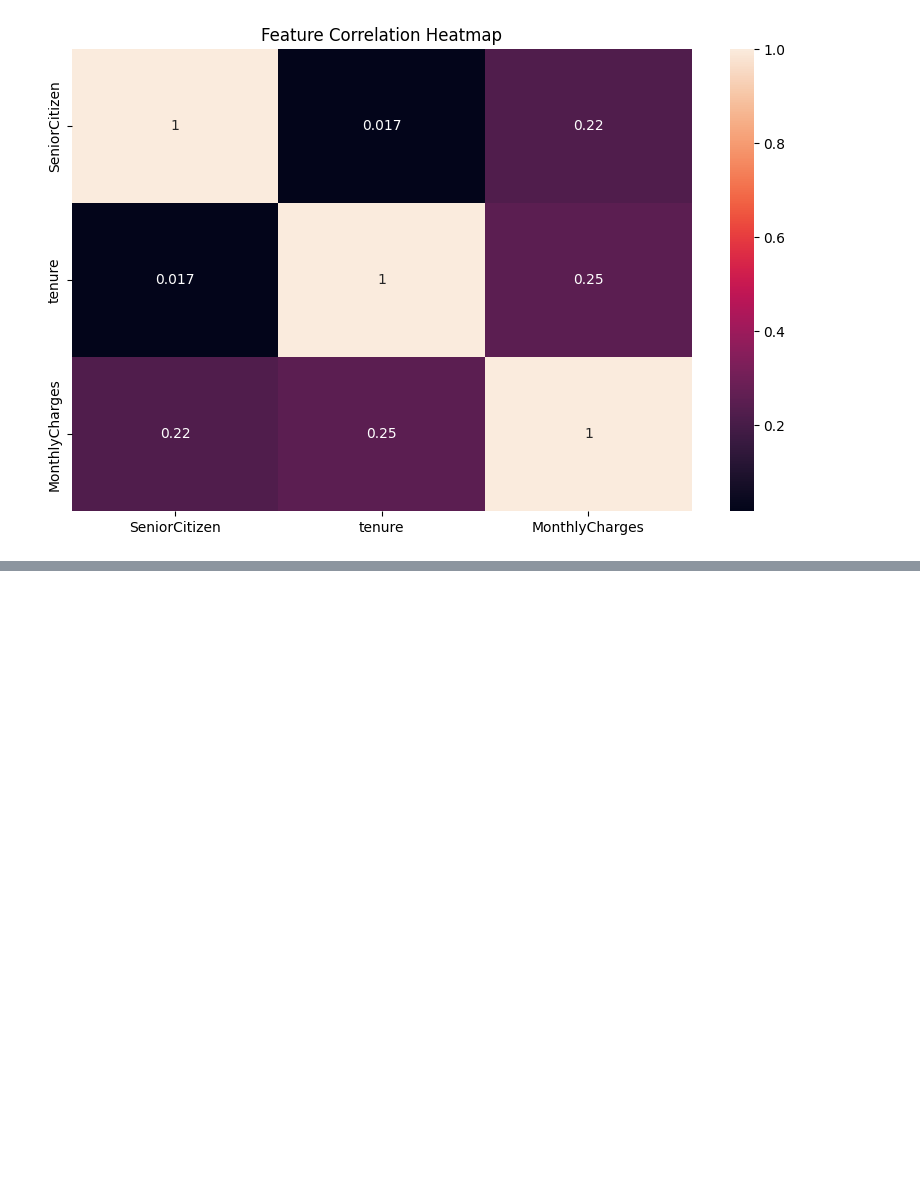
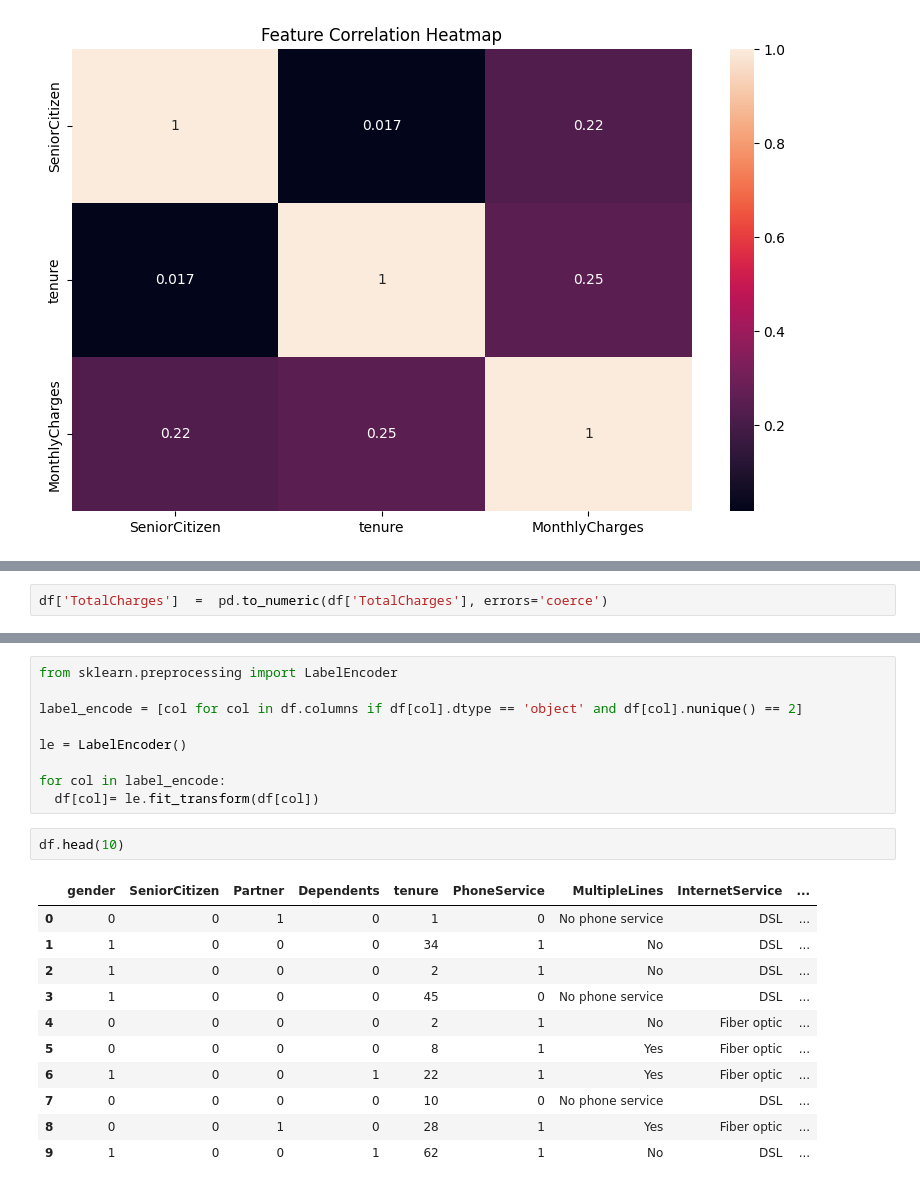
Before and after one commit to tosincarik/client_churn, a Jupyter notebook: notebooks/eda_client_churn.ipynb, the cells around one changed output, grey strips where cells are left out. Cells and saved outputs as stored; diff of their text form; blank space fills up the shorter version.

```diff
--- a/notebooks/eda_client_churn.ipynb
+++ b/notebooks/eda_client_churn.ipynb
@@ -122,0 +162,2 @@ plt.show()
+# %%
+df['TotalCharges']  =  pd.to_numeric(df['TotalCharges'], errors='coerce')
@@ -122,0 +185,23 @@ plt.show()
+# %%
+from sklearn.preprocessing import LabelEncoder
+
+label_encode = [col for col in df.columns if df[col].dtype == 'object' and df[col].nunique() == 2]
+
+le = LabelEncoder()
+
+for col in label_encode:
+  df[col]= le.fit_transform(df[col])
+# %%
+df.head(10)
+# %% [output]
+|  | gender | SeniorCitizen | Partner | Dependents | tenure | PhoneService | MultipleLines | InternetService | ... |
+| 0 | 0 | 0 | 1 | 0 | 1 | 0 | No phone service | DSL | ... |
+| 1 | 1 | 0 | 0 | 0 | 34 | 1 | No | DSL | ... |
+| 2 | 1 | 0 | 0 | 0 | 2 | 1 | No | DSL | ... |
+| 3 | 1 | 0 | 0 | 0 | 45 | 0 | No phone service | DSL | ... |
+| 4 | 0 | 0 | 0 | 0 | 2 | 1 | No | Fiber optic | ... |
+| 5 | 0 | 0 | 0 | 0 | 8 | 1 | Yes | Fiber optic | ... |
+| 6 | 1 | 0 | 0 | 1 | 22 | 1 | Yes | Fiber optic | ... |
+| 7 | 0 | 0 | 0 | 0 | 10 | 0 | No phone service | DSL | ... |
+| 8 | 0 | 0 | 1 | 0 | 28 | 1 | Yes | Fiber optic | ... |
+| 9 | 1 | 0 | 0 | 1 | 62 | 1 | No | DSL | ... |
```
Also changed, not shown: parts of 12 cells of this notebook.
